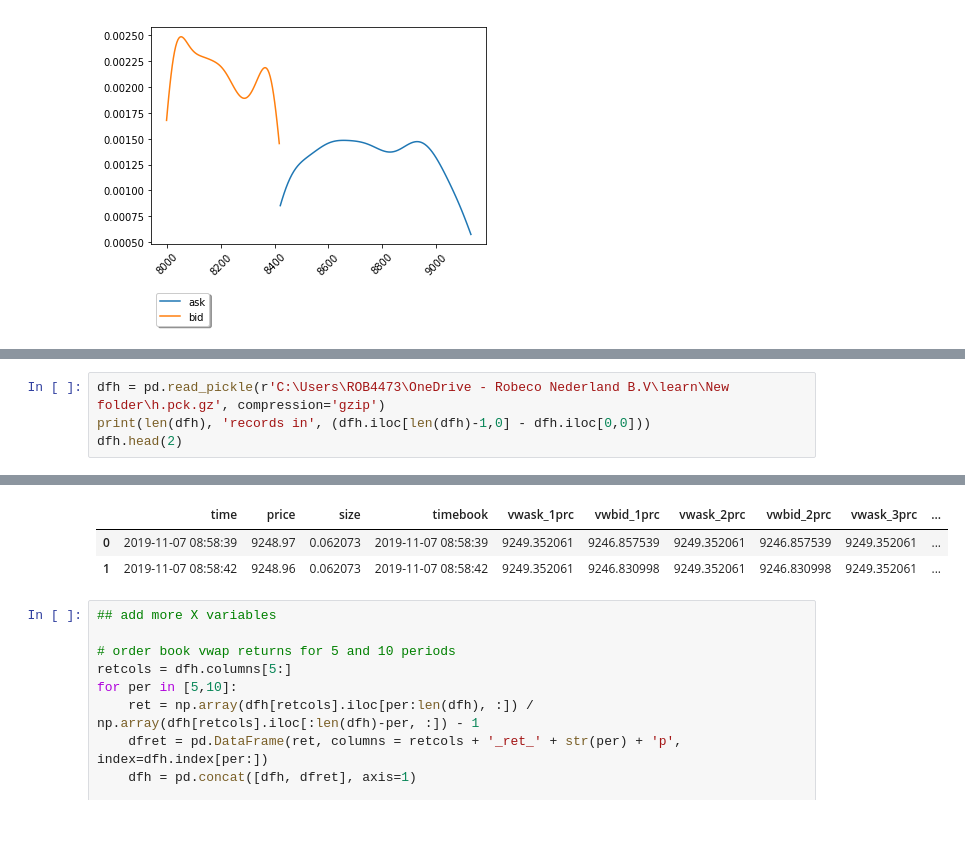
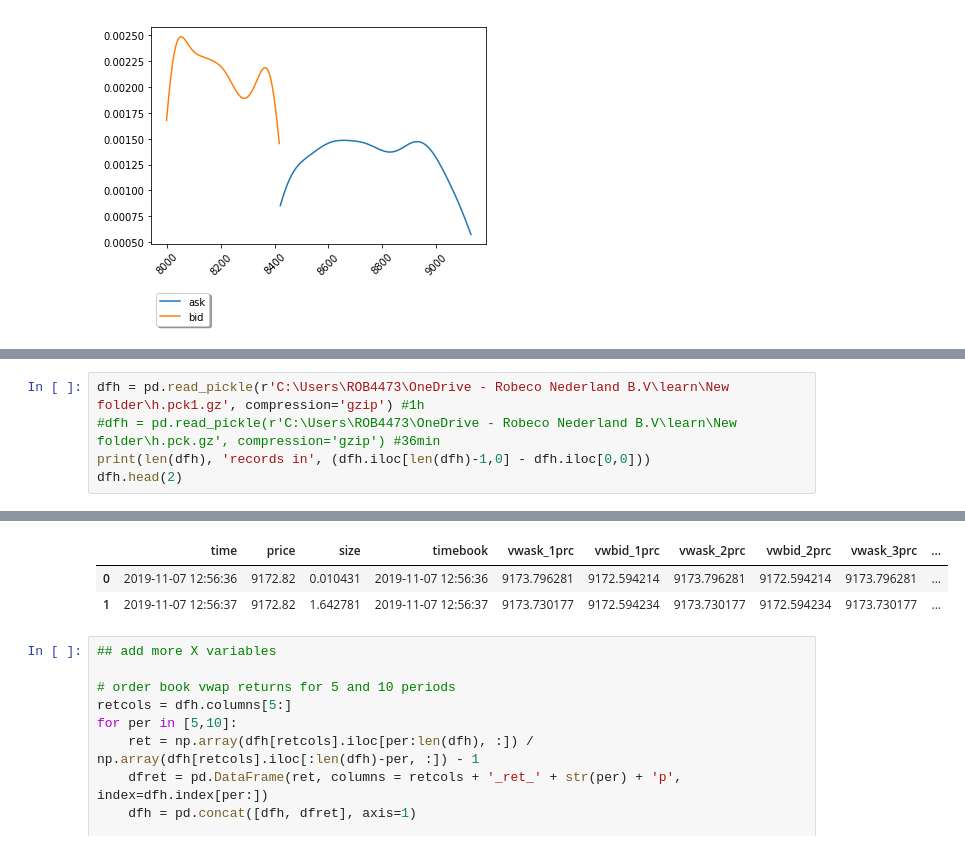
Before and after one commit to antogranell/gdax, a Jupyter notebook: price_model2.ipynb, the cells around one changed output, grey strips where cells are left out. Saved outputs shown, nothing was run; the diff lists cells and outputs as text.

```diff
--- a/price_model2.ipynb
+++ b/price_model2.ipynb
@@ -204,6 +204,7 @@ download time time: 36.7403 minutes
 -- connection closed! --
 # %%
-dfh = pd.read_pickle(r'C:\Users\ROB4473\OneDrive - Robeco Nederland B.V\learn\New folder\h.pck.gz', compression='gzip')
+dfh = pd.read_pickle(r'C:\Users\ROB4473\OneDrive - Robeco Nederland B.V\learn\New folder\h.pck1.gz', compression='gzip') #1h
+#dfh = pd.read_pickle(r'C:\Users\ROB4473\OneDrive - Robeco Nederland B.V\learn\New folder\h.pck.gz', compression='gzip') #36min
 print(len(dfh), 'records in', (dfh.iloc[len(dfh)-1,0] - dfh.iloc[0,0]))
 dfh.head(2)
 # %% [output]
@@ -211,6 +212,6 @@ dfh.head(2)
 |  | time | price | size | timebook | vwask_1prc | vwbid_1prc | vwask_2prc | vwbid_2prc | vwask_3prc | ... |
-| 0 | 2019-11-07 08:58:39 | 9248.97 | 0.062073 | 2019-11-07 08:58:39 | 9249.352061 | 9246.857539 | 9249.352061 | 9246.857539 | 9249.352061 | ... |
-| 1 | 2019-11-07 08:58:42 | 9248.96 | 0.062073 | 2019-11-07 08:58:42 | 9249.352061 | 9246.830998 | 9249.352061 | 9246.830998 | 9249.352061 | ... |
+| 0 | 2019-11-07 12:56:36 | 9172.82 | 0.010431 | 2019-11-07 12:56:36 | 9173.796281 | 9172.594214 | 9173.796281 | 9172.594214 | 9173.796281 | ... |
+| 1 | 2019-11-07 12:56:37 | 9172.82 | 1.642781 | 2019-11-07 12:56:37 | 9173.730177 | 9172.594234 | 9173.730177 | 9172.594234 | 9173.730177 | ... |
 # %%
 ## add more X variables
 
```
Also changed, not shown: parts of 5 cells of this notebook.
